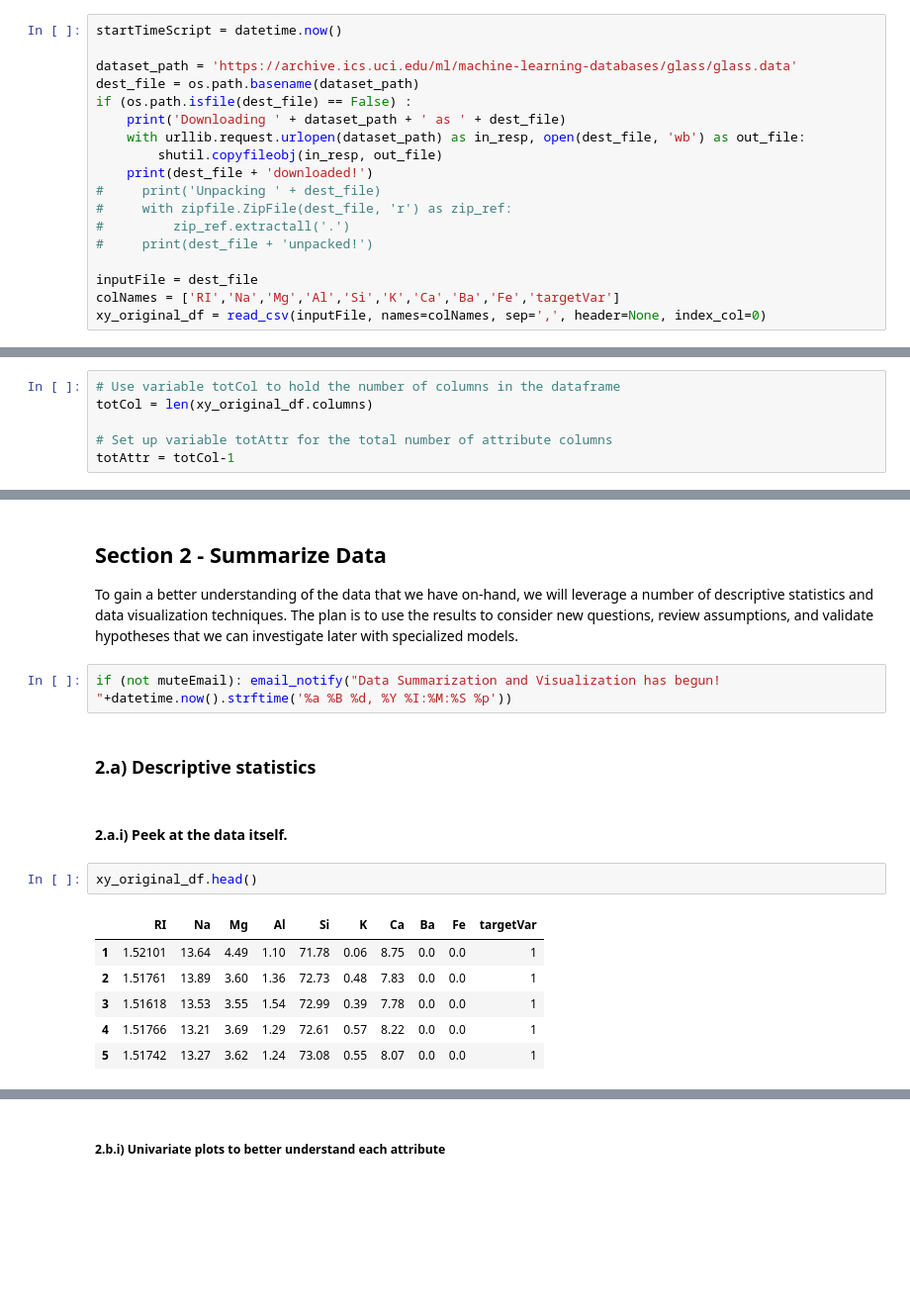
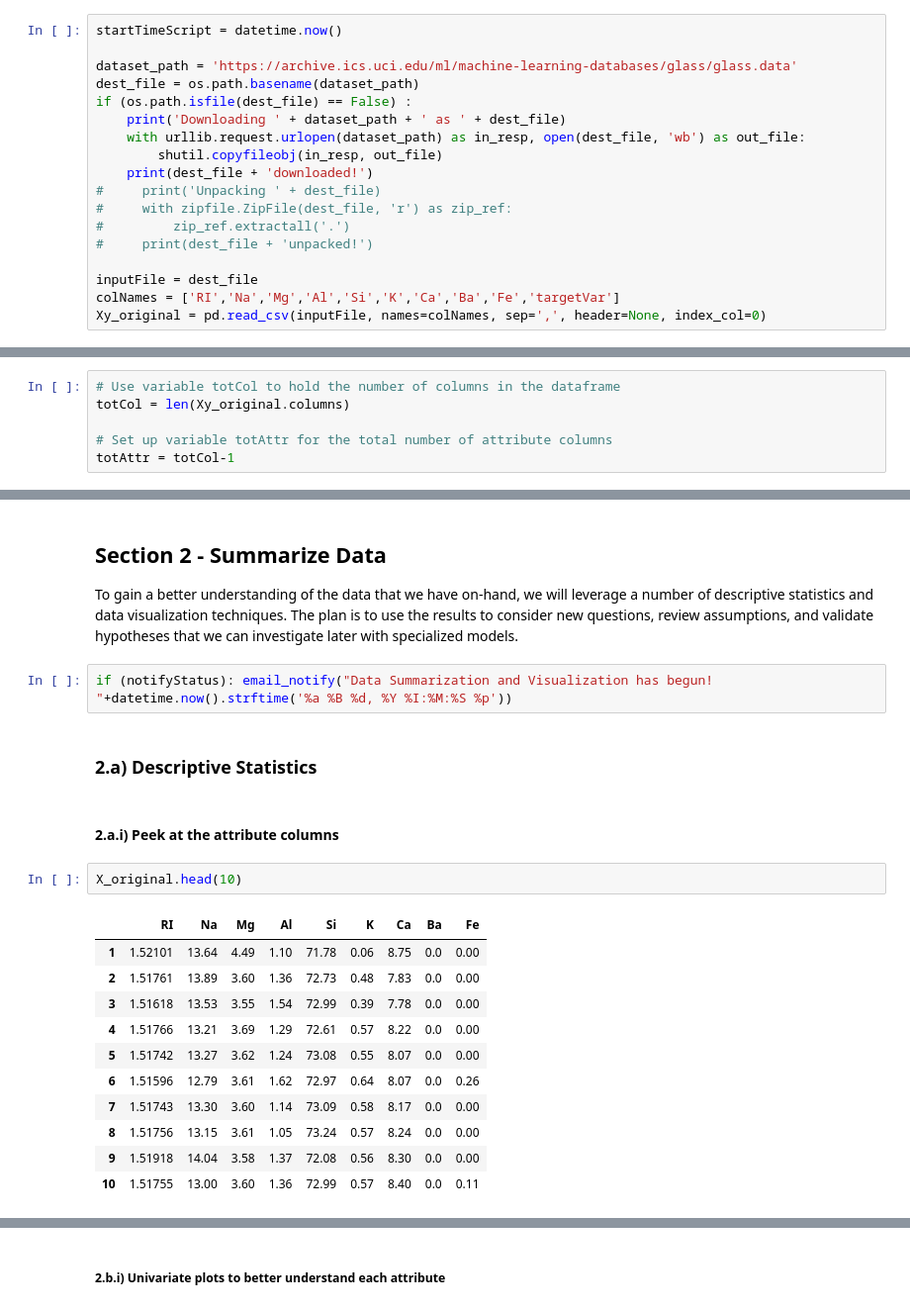
Before and after one commit to daines-analytics/tabular-data-projects, a Jupyter notebook: _py-project-templates/py-template-multi-class_example.ipynb, the cells around one changed output, grey strips where cells are left out. Shown: that part at 99% size. Saved outputs shown, nothing was run; the diff lists cells and outputs as text; blank space fills up the shorter version.

```diff
--- a/_py-project-templates/py-template-multi-class_example.ipynb
+++ b/_py-project-templates/py-template-multi-class_example.ipynb
@@ -135,6 +143,6 @@ if (os.path.isfile(dest_file) == False) :
 
 inputFile = dest_file
 colNames = ['RI','Na','Mg','Al','Si','K','Ca','Ba','Fe','targetVar']
-xy_original_df = read_csv(inputFile, names=colNames, sep=',', header=None, index_col=0)
+Xy_original = pd.read_csv(inputFile, names=colNames, sep=',', header=None, index_col=0)
 # %%
 # Take a peek at the dataframe after the import
@@ -261,6 +269,6 @@ Total number of NaN in the dataframe:  0
 # %%
 # Use variable totCol to hold the number of columns in the dataframe
-totCol = len(xy_original_df.columns)
+totCol = len(Xy_original.columns)
 
 # Set up variable totAttr for the total number of attribute columns
 totAttr = totCol-1
@@ -321,18 +315,23 @@ if (not muteEmail): email_notify("Library and Data Loading completed! "+datetime
 ## Section 2 - Summarize Data
 To gain a better understanding of the data that we have on-hand, we will leverage a number of descriptive statistics and data visualization techniques. The plan is to use the results to consider new questions, review assumptions, and validate hypotheses that we can investigate later with specialized models.
 # %%
-if (not muteEmail): email_notify("Data Summarization and Visualization has begun! "+datetime.now().strftime('%a %B %d, %Y %I:%M:%S %p'))
+if (notifyStatus): email_notify("Data Summarization and Visualization has begun! "+datetime.now().strftime('%a %B %d, %Y %I:%M:%S %p'))
 # %% [markdown]
-### 2.a) Descriptive statistics
+### 2.a) Descriptive Statistics
 # %% [markdown]
-#### 2.a.i) Peek at the data itself.
+#### 2.a.i) Peek at the attribute columns
-# %%
-xy_original_df.head()
-# %% [output]
-|  | RI | Na | Mg | Al | Si | K | Ca | Ba | Fe | targetVar |
-| 1 | 1.52101 | 13.64 | 4.49 | 1.10 | 71.78 | 0.06 | 8.75 | 0.0 | 0.0 | 1 |
-| 2 | 1.51761 | 13.89 | 3.60 | 1.36 | 72.73 | 0.48 | 7.83 | 0.0 | 0.0 | 1 |
-| 3 | 1.51618 | 13.53 | 3.55 | 1.54 | 72.99 | 0.39 | 7.78 | 0.0 | 0.0 | 1 |
-| 4 | 1.51766 | 13.21 | 3.69 | 1.29 | 72.61 | 0.57 | 8.22 | 0.0 | 0.0 | 1 |
-| 5 | 1.51742 | 13.27 | 3.62 | 1.24 | 73.08 | 0.55 | 8.07 | 0.0 | 0.0 | 1 |
+# %%
+X_original.head(10)
+# %% [output]
+|  | RI | Na | Mg | Al | Si | K | Ca | Ba | Fe |
+| 1 | 1.52101 | 13.64 | 4.49 | 1.10 | 71.78 | 0.06 | 8.75 | 0.0 | 0.00 |
+| 2 | 1.51761 | 13.89 | 3.60 | 1.36 | 72.73 | 0.48 | 7.83 | 0.0 | 0.00 |
+| 3 | 1.51618 | 13.53 | 3.55 | 1.54 | 72.99 | 0.39 | 7.78 | 0.0 | 0.00 |
+| 4 | 1.51766 | 13.21 | 3.69 | 1.29 | 72.61 | 0.57 | 8.22 | 0.0 | 0.00 |
+| 5 | 1.51742 | 13.27 | 3.62 | 1.24 | 73.08 | 0.55 | 8.07 | 0.0 | 0.00 |
+| 6 | 1.51596 | 12.79 | 3.61 | 1.62 | 72.97 | 0.64 | 8.07 | 0.0 | 0.26 |
+| 7 | 1.51743 | 13.30 | 3.60 | 1.14 | 73.09 | 0.58 | 8.17 | 0.0 | 0.00 |
+| 8 | 1.51756 | 13.15 | 3.61 | 1.05 | 73.24 | 0.57 | 8.24 | 0.0 | 0.00 |
+| 9 | 1.51918 | 14.04 | 3.58 | 1.37 | 72.08 | 0.56 | 8.30 | 0.0 | 0.00 |
+| 10 | 1.51755 | 13.00 | 3.60 | 1.36 | 72.99 | 0.57 | 8.40 | 0.0 | 0.11 |
 # %% [markdown]
```
Also changed, not shown: parts of 75 cells of this notebook, 5 other files.
